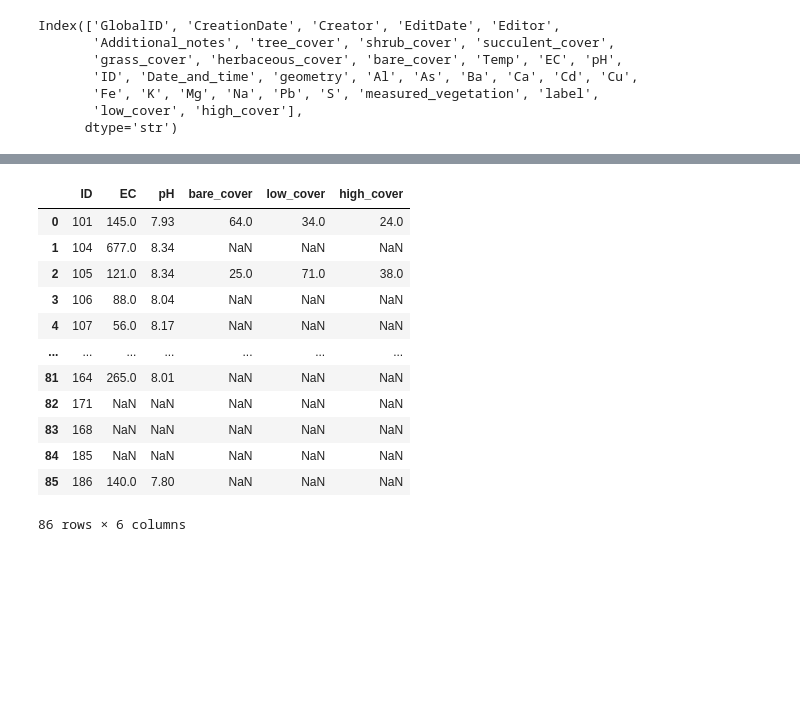
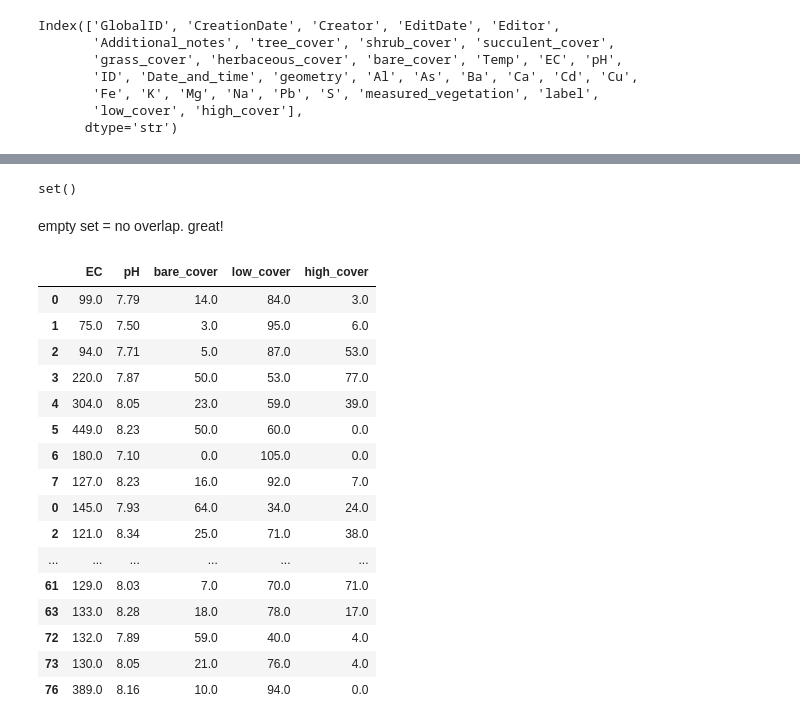
Before and after one commit to Sari-Parvillers/watergroup-peru, a Jupyter notebook: data_exploring.ipynb, the cells around one changed output, grey strips where cells are left out. Cells and saved outputs as stored; diff of their text form; code cells hidden in the pictures; blank space fills up the shorter version.

```diff
--- a/data_exploring.ipynb
+++ b/data_exploring.ipynb
@@ -320,0 +307,8 @@ df_notebook_samples = pd.read_csv('notebook_samples_peru_2026.csv')
+# %%
+# I want to make multilinear regression models that use vegetation cover
+# as the dependent variables, and EC/pH as the independent variables
+df_veg_modelling = gdf_2026[['ID', 'EC', 'pH', 'bare_cover', 'low_cover', 'high_cover']].copy()
+
+# tons of columns don't have any values for vegetation
+df_veg_modelling = df_veg_modelling.dropna()
+df_veg_modelling
@@ -320,0 +329,7 @@ df_notebook_samples = pd.read_csv('notebook_samples_peru_2026.csv')
+# %%
+# the above doesn't include all vegetation samples, there were some in a notebook
+# i had to add later...
+df_notebook_samples = pd.read_csv('notebook_samples_peru_2026.csv')
+# i missed a couple of squares when filling the excel, they should be 0s
+df_notebook_samples = df_notebook_samples.fillna(0)
+df_notebook_samples
@@ -328,3 +353,16 @@ df_notebook_samples['high_cover'] = (
     df_notebook_samples['trees']
     + df_notebook_samples['shrubs']
 )
+
+# we won't be needing these for our model
+df_notebook_samples = df_notebook_samples.drop(
+    [
+        'trees',
+        'shrubs',
+        'herbs',
+        'suc'
+    ],
+    axis=1
+)
+
+df_notebook_samples
@@ -352,16 +379,31 @@ df_notebook_samples.drop(
-# %%
-df_veg_modelling
-# %% [output]
-|  | ID | EC | pH | bare_cover | low_cover | high_cover |
-| 0 | 101 | 145.0 | 7.93 | 64.0 | 34.0 | 24.0 |
-| 1 | 104 | 677.0 | 8.34 | NaN | NaN | NaN |
-| 2 | 105 | 121.0 | 8.34 | 25.0 | 71.0 | 38.0 |
-| 3 | 106 | 88.0 | 8.04 | NaN | NaN | NaN |
-| 4 | 107 | 56.0 | 8.17 | NaN | NaN | NaN |
-| ... | ... | ... | ... | ... | ... | ... |
-| 81 | 164 | 265.0 | 8.01 | NaN | NaN | NaN |
-| 82 | 171 | NaN | NaN | NaN | NaN | NaN |
-| 83 | 168 | NaN | NaN | NaN | NaN | NaN |
-| 84 | 185 | NaN | NaN | NaN | NaN | NaN |
-| 85 | 186 | 140.0 | 7.80 | NaN | NaN | NaN |
-86 rows × 6 columns
+# %%
+# let's check if we have the same samples twice in each dataset
+set(df_veg_modelling['ID']).intersection(
+    set(df_notebook_samples['sample'])
+)
+# %% [output]
+set()
+# %% [markdown]
+empty set = no overlap. great!
+# %%
+df_veg_modelling_full = pd.concat([df_notebook_samples, df_veg_modelling])
+df_veg_modelling_full = df_veg_modelling_full.drop(['ID', 'sample'], axis=1)
+df_veg_modelling_full
+# %% [output]
+|  | EC | pH | bare_cover | low_cover | high_cover |
+| 0 | 99.0 | 7.79 | 14.0 | 84.0 | 3.0 |
+| 1 | 75.0 | 7.50 | 3.0 | 95.0 | 6.0 |
+| 2 | 94.0 | 7.71 | 5.0 | 87.0 | 53.0 |
+| 3 | 220.0 | 7.87 | 50.0 | 53.0 | 77.0 |
+| 4 | 304.0 | 8.05 | 23.0 | 59.0 | 39.0 |
+| 5 | 449.0 | 8.23 | 50.0 | 60.0 | 0.0 |
+| 6 | 180.0 | 7.10 | 0.0 | 105.0 | 0.0 |
+| 7 | 127.0 | 8.23 | 16.0 | 92.0 | 7.0 |
+| 0 | 145.0 | 7.93 | 64.0 | 34.0 | 24.0 |
+| 2 | 121.0 | 8.34 | 25.0 | 71.0 | 38.0 |
+| ... | ... | ... | ... | ... | ... |
+| 61 | 129.0 | 8.03 | 7.0 | 70.0 | 71.0 |
+| 63 | 133.0 | 8.28 | 18.0 | 78.0 | 17.0 |
+| 72 | 132.0 | 7.89 | 59.0 | 40.0 | 4.0 |
+| 73 | 130.0 | 8.05 | 21.0 | 76.0 | 4.0 |
+| 76 | 389.0 | 8.16 | 10.0 | 94.0 | 0.0 |
```
Also changed, not shown: parts of 8 cells of this notebook.
